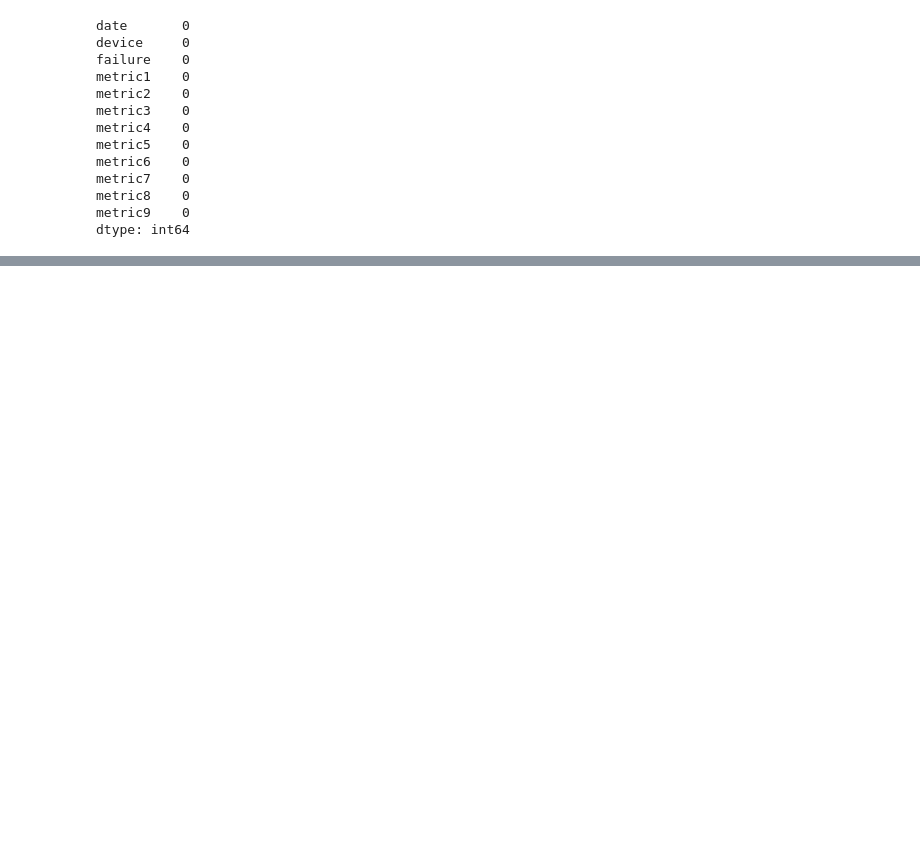
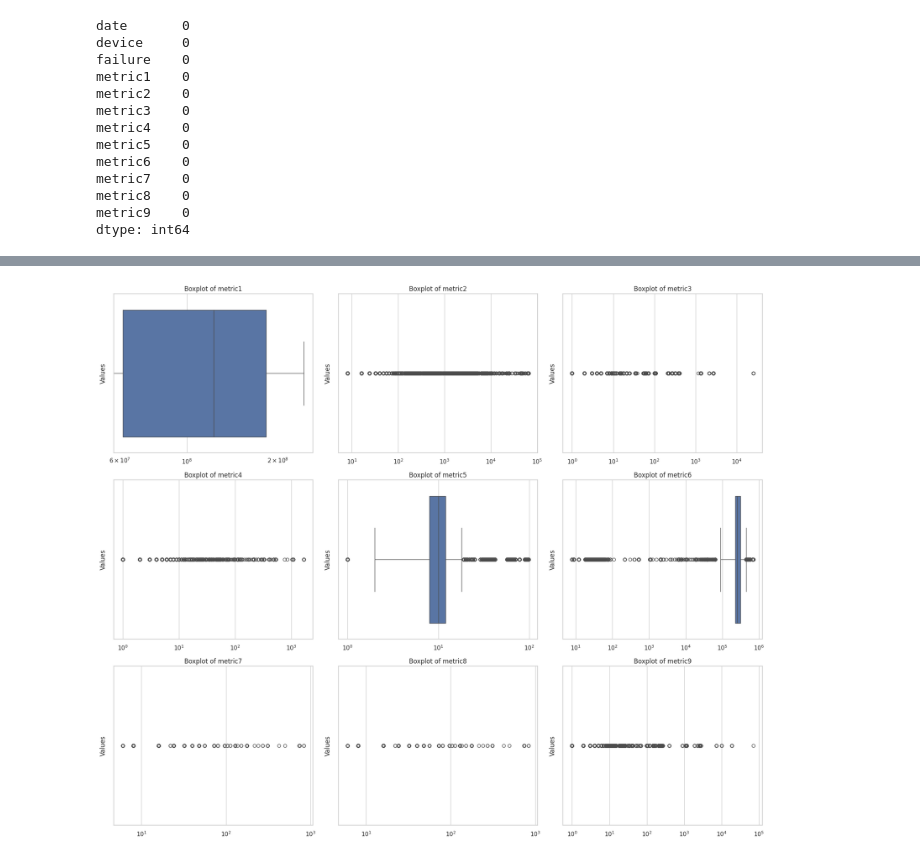
Before and after one commit to Valerie-Fan/python-data-analysis-and-machine-learning, a Jupyter notebook: dataset1.ipynb, the cells around one changed output, grey strips where cells are left out. Cells and saved outputs as stored; diff of their text form; code cells hidden in the pictures; blank space fills up the shorter version.

```diff
--- a/dataset1.ipynb
+++ b/dataset1.ipynb
@@ -77,0 +133,17 @@ dtype: int64
+# %%
+# boxplots
+# Prepare figure layout for boxplots
+fig, axes = plt.subplots(nrows=3, ncols=3, figsize=(18, 15))
+
+# Create boxplots
+for ax, metric in zip(axes.flatten(), metrics):
+    sns.boxplot(x=df[metric], ax=ax)
+    ax.set_title(f'Boxplot of {metric}')
+    ax.set_xlabel('')
+    ax.set_ylabel('Values')
+    ax.set_xscale('log')  # Using logarithmic scale due to wide distribution ranges
+
+plt.tight_layout()
+plt.show()
+# %% [output]
+[figure, added]
```
Also changed, not shown: parts of 20 cells of this notebook.
